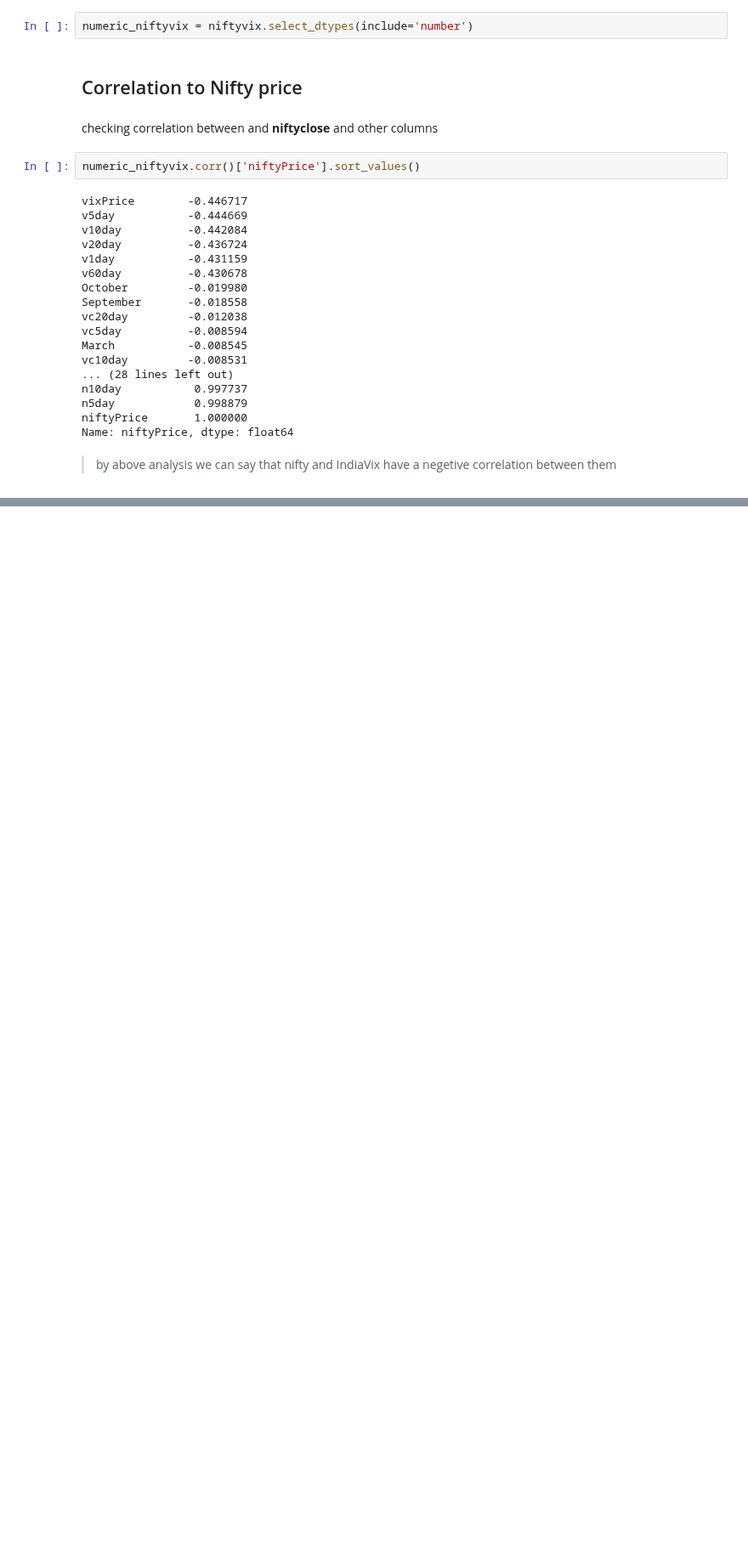
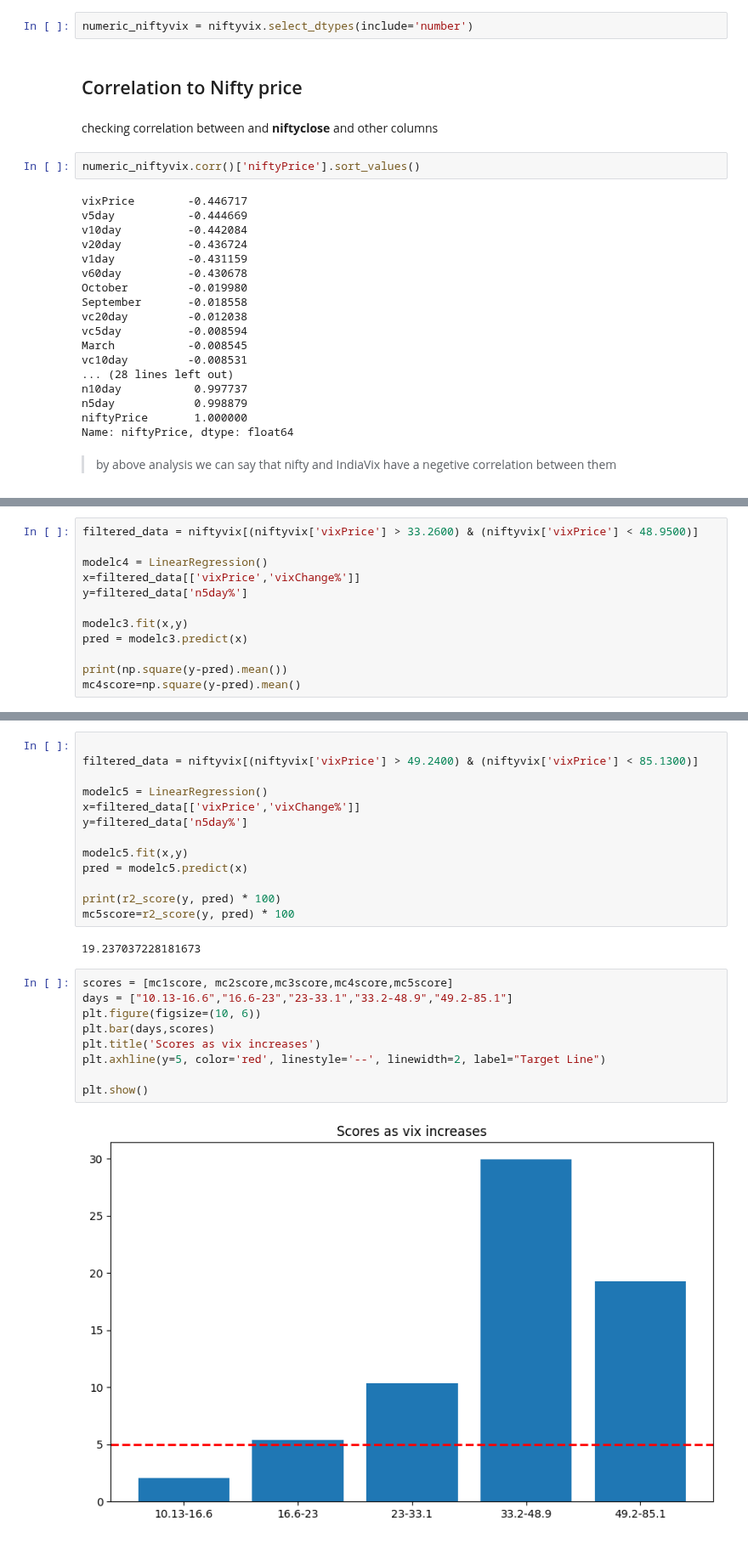
Before and after one commit to albertodavincishekhawat/IndiaVIXanalysis, a Jupyter notebook: AnalysingIndiaVIXdata.ipynb, the cells around one changed output, grey strips where cells are left out. Shown at 85% size. Cells and saved outputs as stored; diff of their text form; blank space fills up the shorter version.

```diff
--- a/AnalysingIndiaVIXdata.ipynb
+++ b/AnalysingIndiaVIXdata.ipynb
@@ -593,0 +847,12 @@ Name: niftyPrice, dtype: float64
+# %%
+filtered_data = niftyvix[(niftyvix['vixPrice'] > 33.2600) & (niftyvix['vixPrice'] < 48.9500)]
+
+modelc4 = LinearRegression()
+x=filtered_data[['vixPrice','vixChange%']]
+y=filtered_data['n5day%']
+
+modelc3.fit(x,y)
+pred = modelc3.predict(x)
+
+print(np.square(y-pred).mean())
+mc4score=np.square(y-pred).mean()
@@ -593,0 +863,26 @@ Name: niftyPrice, dtype: float64
+# %%
+
+filtered_data = niftyvix[(niftyvix['vixPrice'] > 49.2400) & (niftyvix['vixPrice'] < 85.1300)]
+
+modelc5 = LinearRegression()
+x=filtered_data[['vixPrice','vixChange%']]
+y=filtered_data['n5day%']
+
+modelc5.fit(x,y)
+pred = modelc5.predict(x)
+
+print(r2_score(y, pred) * 100)
+mc5score=r2_score(y, pred) * 100
+# %% [output]
+19.237037228181673
+# %%
+scores = [mc1score, mc2score,mc3score,mc4score,mc5score]
+days = ["10.13-16.6","16.6-23","23-33.1","33.2-48.9","49.2-85.1"]
+plt.figure(figsize=(10, 6))
+plt.bar(days,scores)
+plt.title('Scores as vix increases')
+plt.axhline(y=5, color='red', linestyle='--', linewidth=2, label="Target Line")
+
+plt.show()
+# %% [output]
+[figure, added]
```
Also changed, not shown: parts of 51 cells of this notebook.
